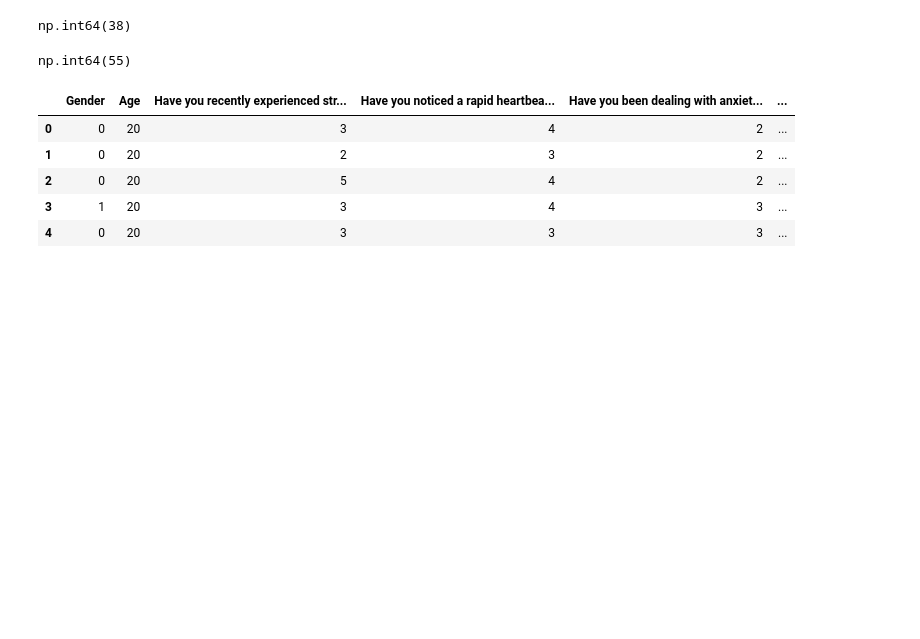
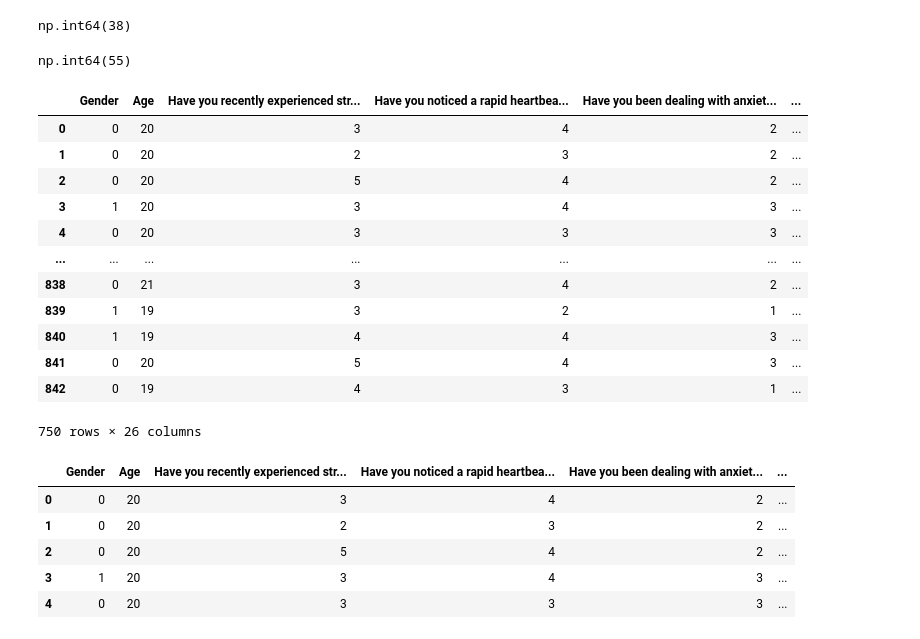
Before and after one commit to viabdon/EDA-Student-Stress-Dataset, a Jupyter notebook: src/notebooks/eda_jm.ipynb, the cells around one changed output. Drawn from its saved outputs; the diff is of its cells as text; code cells hidden in the pictures; blank space fills up the shorter version.

```diff
--- a/src/notebooks/eda.ipynb
+++ b/src/notebooks/eda_jm.ipynb
@@ -99,6 +99,21 @@ teste2.sum()
 np.int64(55)
 # %%
 stress_age_tratado = stress[(stress["Age"]>=18) & (stress['Age'] <=21)]
+stress_age_tratado
+# %% [output]
+|  | Gender | Age | Have you recently experienced str... | Have you noticed a rapid heartbea... | Have you been dealing with anxiet... | ... |
+| 0 | 0 | 20 | 3 | 4 | 2 | ... |
+| 1 | 0 | 20 | 2 | 3 | 2 | ... |
+| 2 | 0 | 20 | 5 | 4 | 2 | ... |
+| 3 | 1 | 20 | 3 | 4 | 3 | ... |
+| 4 | 0 | 20 | 3 | 3 | 3 | ... |
+| ... | ... | ... | ... | ... | ... | ... |
+| 838 | 0 | 21 | 3 | 4 | 2 | ... |
+| 839 | 1 | 19 | 3 | 2 | 1 | ... |
+| 840 | 1 | 19 | 4 | 4 | 3 | ... |
+| 841 | 0 | 20 | 5 | 4 | 3 | ... |
+| 842 | 0 | 19 | 4 | 3 | 1 | ... |
+750 rows × 26 columns
 # %%
 stress_age_tratado.head(5)
 # %% [output]
```
Also changed, not shown: parts of 1 cell of this notebook, 1 other file.
